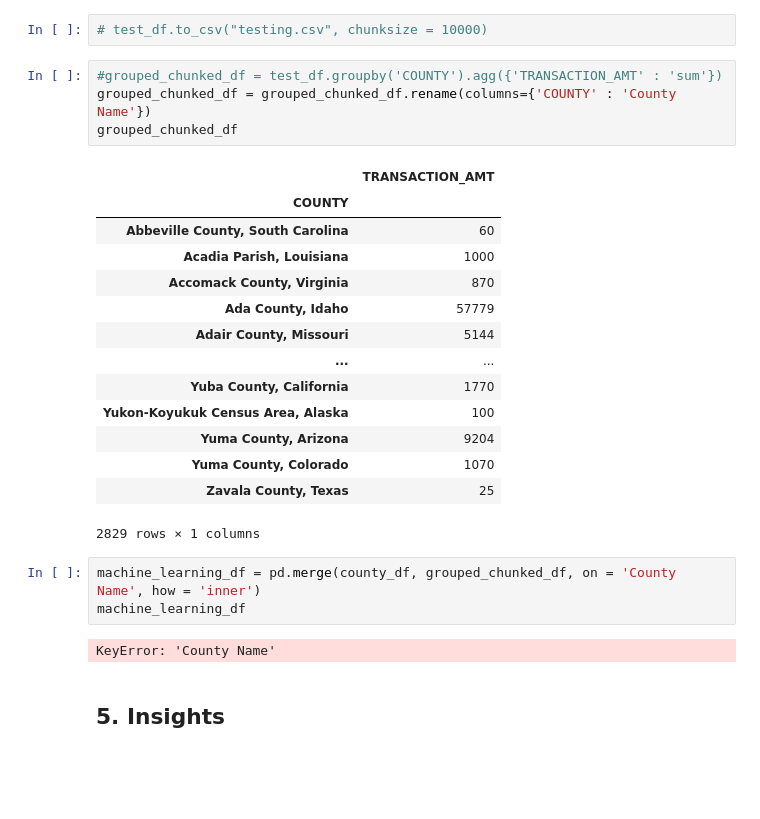
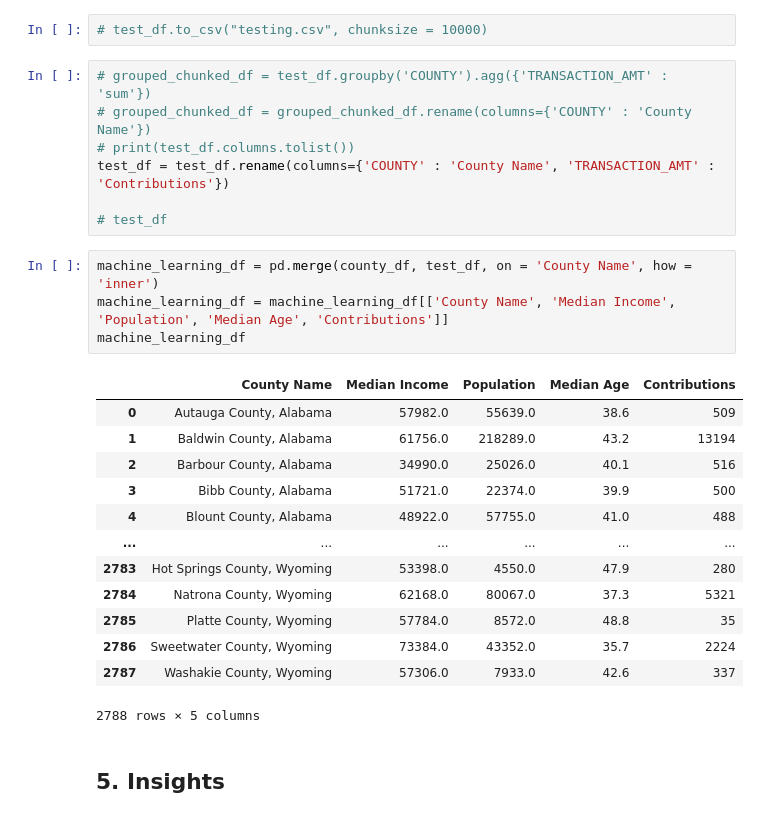
Before and after one commit to 9t8/cmsc320_project, a Jupyter notebook: final.ipynb, the cells around one changed output. Cells and saved outputs as stored; diff of their text form; blank space fills up the shorter version.

Commit message:
removing inner join, renaming to contributions_df

```diff
--- a/final.ipynb
+++ b/final.ipynb
@@ -699,28 +683,29 @@ print(test_df.shape)
 # %%
 # test_df.to_csv("testing.csv", chunksize = 10000)
 # %%
-#grouped_chunked_df = test_df.groupby('COUNTY').agg({'TRANSACTION_AMT' : 'sum'})
-grouped_chunked_df = grouped_chunked_df.rename(columns={'COUNTY' : 'County Name'})
-grouped_chunked_df
+# grouped_chunked_df = test_df.groupby('COUNTY').agg({'TRANSACTION_AMT' : 'sum'})
+# grouped_chunked_df = grouped_chunked_df.rename(columns={'COUNTY' : 'County Name'})
+# print(test_df.columns.tolist())
+test_df = test_df.rename(columns={'COUNTY' : 'County Name', 'TRANSACTION_AMT' : 'Contributions'})
+
+# test_df
-# %% [output]
-|  | TRANSACTION_AMT |
-| COUNTY |  |
-| Abbeville County, South Carolina | 60 |
-| Acadia Parish, Louisiana | 1000 |
-| Accomack County, Virginia | 870 |
-| Ada County, Idaho | 57779 |
-| Adair County, Missouri | 5144 |
-| ... | ... |
-| Yuba County, California | 1770 |
-| Yukon-Koyukuk Census Area, Alaska | 100 |
-| Yuma County, Arizona | 9204 |
-| Yuma County, Colorado | 1070 |
-| Zavala County, Texas | 25 |
-2829 rows × 1 columns
 # %%
-machine_learning_df = pd.merge(county_df, grouped_chunked_df, on = 'County Name', how = 'inner')
+machine_learning_df = pd.merge(county_df, test_df, on = 'County Name', how = 'inner')
+machine_learning_df = machine_learning_df[['County Name', 'Median Income', 'Population', 'Median Age', 'Contributions']]
 machine_learning_df
 # %% [output]
+|  | County Name | Median Income | Population | Median Age | Contributions |
+| 0 | Autauga County, Alabama | 57982.0 | 55639.0 | 38.6 | 509 |
+| 1 | Baldwin County, Alabama | 61756.0 | 218289.0 | 43.2 | 13194 |
+| 2 | Barbour County, Alabama | 34990.0 | 25026.0 | 40.1 | 516 |
+| 3 | Bibb County, Alabama | 51721.0 | 22374.0 | 39.9 | 500 |
+| 4 | Blount County, Alabama | 48922.0 | 57755.0 | 41.0 | 488 |
+| ... | ... | ... | ... | ... | ... |
+| 2783 | Hot Springs County, Wyoming | 53398.0 | 4550.0 | 47.9 | 280 |
+| 2784 | Natrona County, Wyoming | 62168.0 | 80067.0 | 37.3 | 5321 |
+| 2785 | Platte County, Wyoming | 57784.0 | 8572.0 | 48.8 | 35 |
+| 2786 | Sweetwater County, Wyoming | 73384.0 | 43352.0 | 35.7 | 2224 |
+| 2787 | Washakie County, Wyoming | 57306.0 | 7933.0 | 42.6 | 337 |
-KeyError: 'County Name'
+2788 rows × 5 columns
 # %% [markdown]
 ## 5. Insights
```
Also changed, not shown: parts of 1 cell of this notebook.
